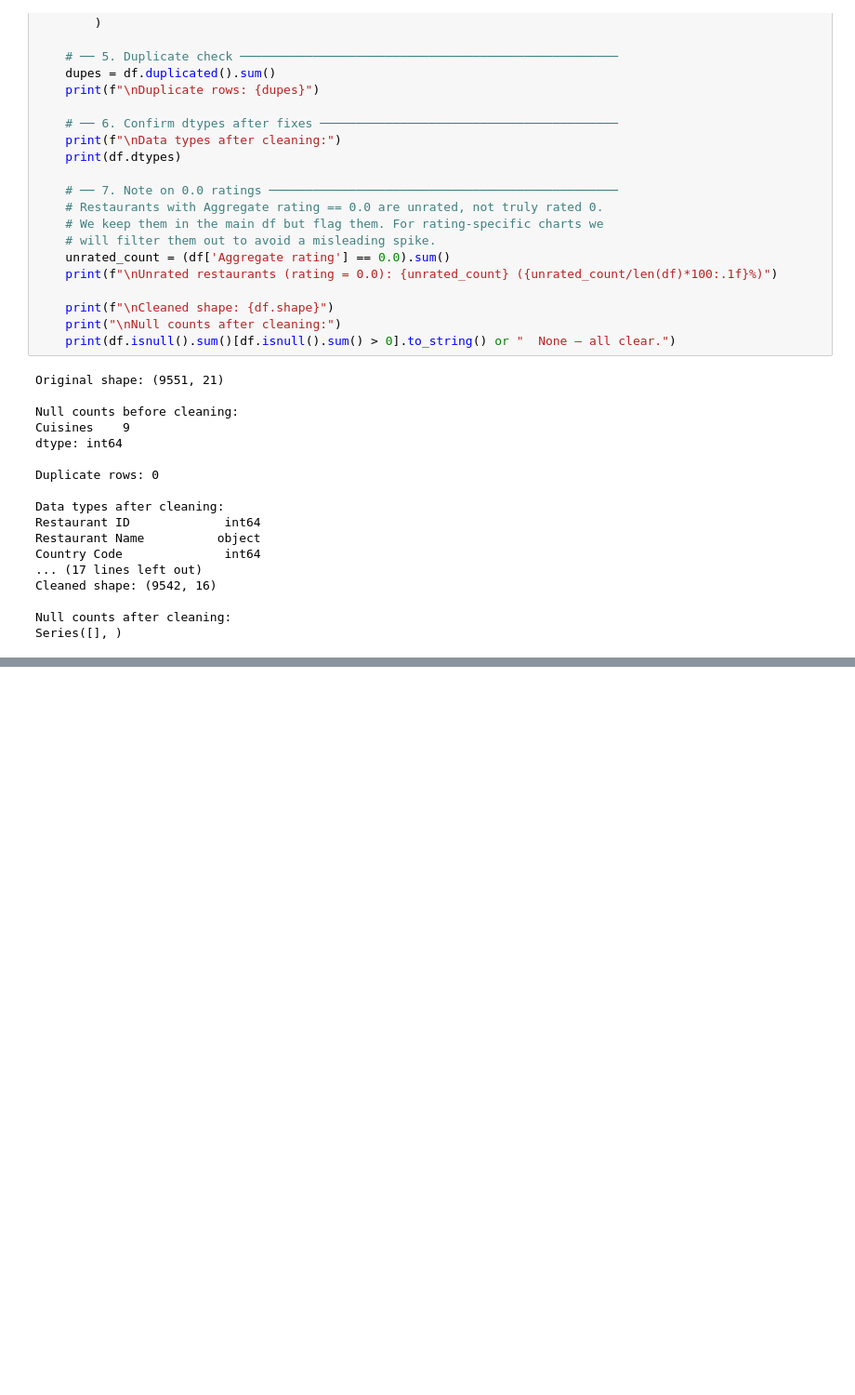
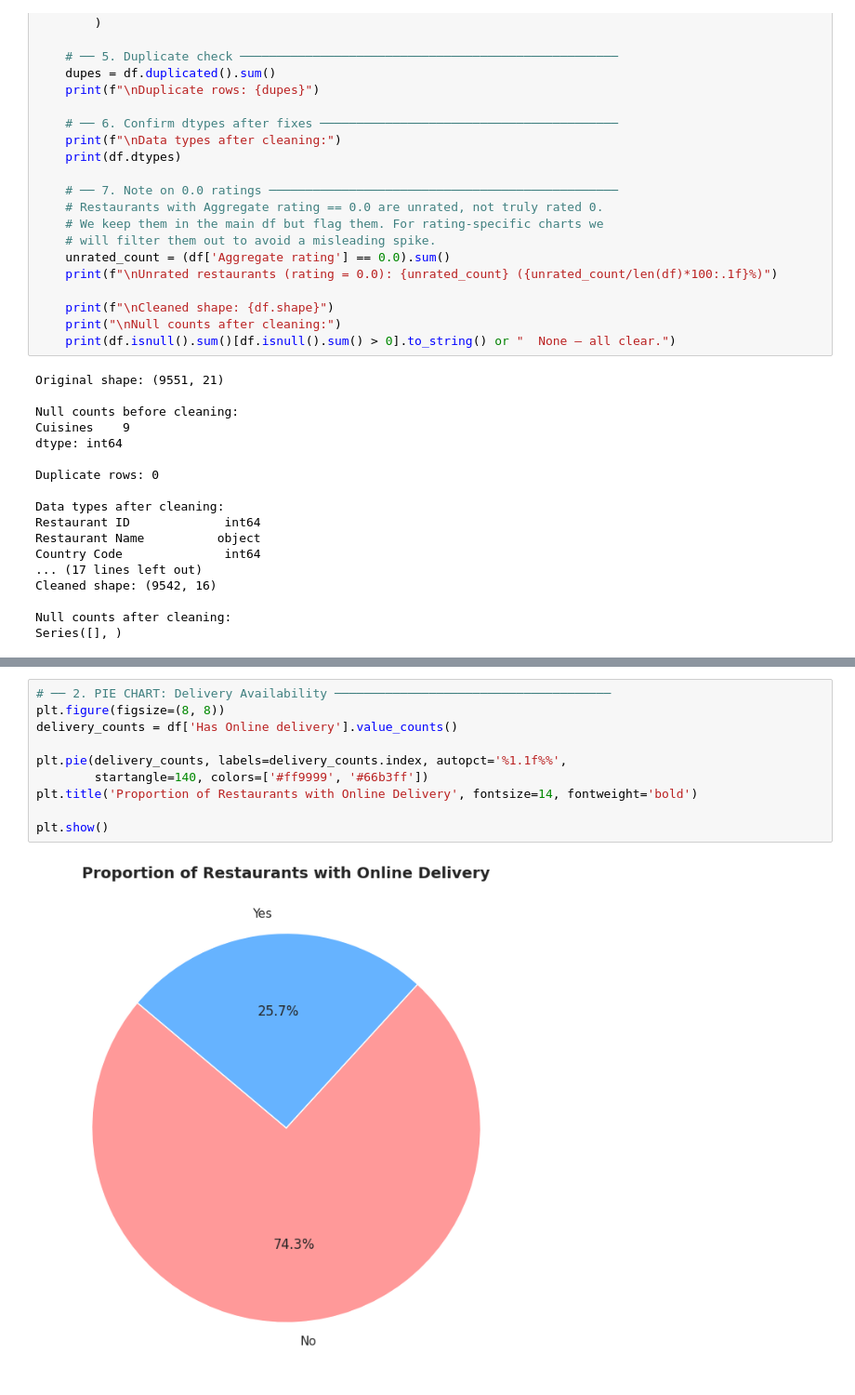
Before and after one commit to SKKammar/EDA-and-Insights, a Jupyter notebook: Project1EDAPlutoAcademy.ipynb, the cells around one changed output, grey strips where cells are left out. Shown at 93% size. Saved outputs shown, nothing was run; the diff lists cells and outputs as text; blank space fills up the shorter version.

```diff
--- a/Project1EDAPlutoAcademy.ipynb
+++ b/Project1EDAPlutoAcademy.ipynb
@@ -187,0 +199,12 @@ plt.show()
+# %%
+# ── 2. PIE CHART: Delivery Availability ──────────────────────────────────────
+plt.figure(figsize=(8, 8))
+delivery_counts = df['Has Online delivery'].value_counts()
+
+plt.pie(delivery_counts, labels=delivery_counts.index, autopct='%1.1f%%',
+        startangle=140, colors=['#ff9999', '#66b3ff'])
+plt.title('Proportion of Restaurants with Online Delivery', fontsize=14, fontweight='bold')
+
+plt.show()
+# %% [output]
+[figure, added]
```
Also changed, not shown: parts of 23 cells of this notebook.
